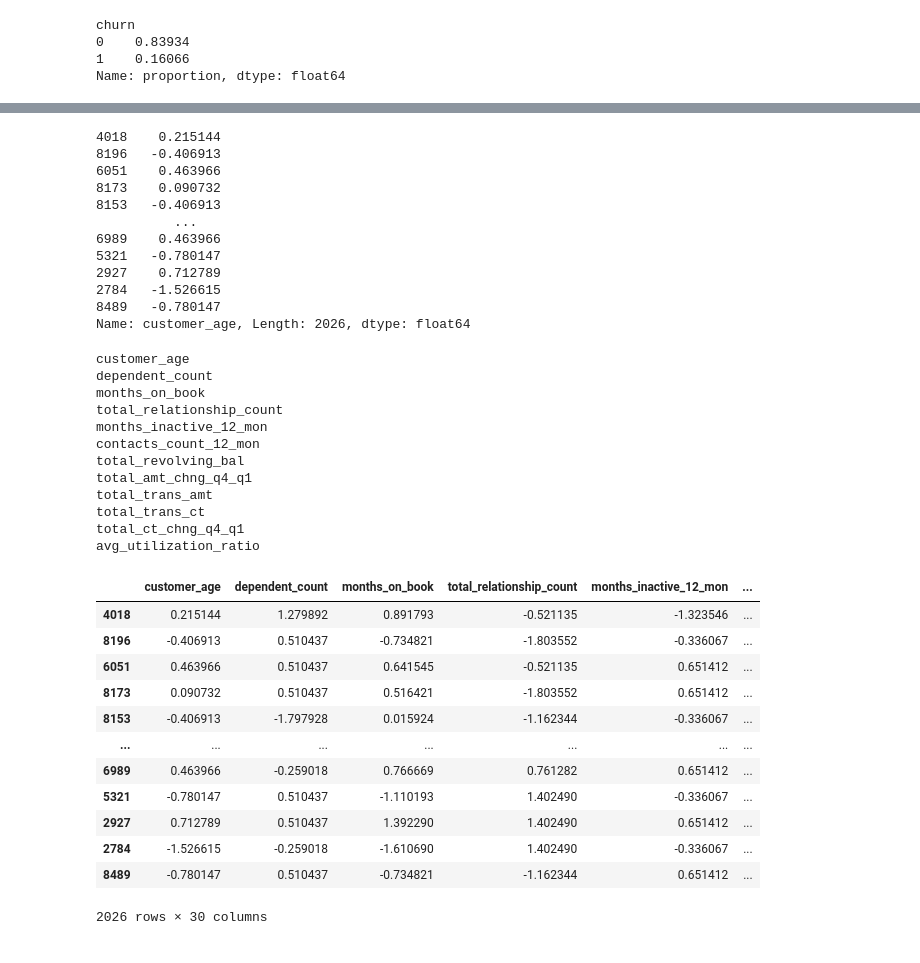
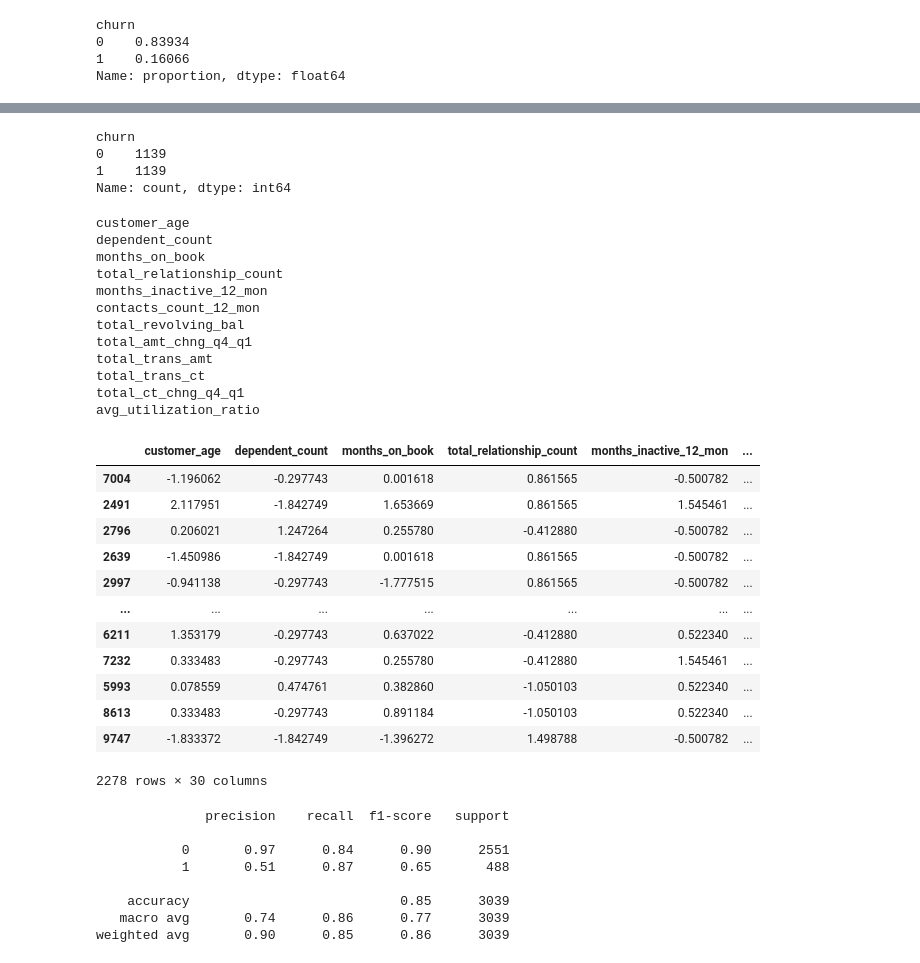
Before and after one commit to it-ces/PUJ-churn, a Jupyter notebook: Modeling-churn.ipynb, the cells around one changed output, grey strips where cells are left out. Cells and saved outputs as stored; diff of their text form; code cells hidden in the pictures.

```diff
--- a/Modeling-churn.ipynb
+++ b/Modeling-churn.ipynb
@@ -73,2 +46,2 @@ Name: churn, Length: 10127, dtype: int64
 # %%
-X_train, X_test, y_train, y_test = train_test_split(X, y, test_size=0.2, shuffle = True, random_state = 666, stratify=y)
+X_train, X_test, y_train, y_test = train_test_split(X, y, test_size=0.3, shuffle = True, random_state = 4406, stratify=y)
@@ -77,21 +48,19 @@ m, s = X_train['customer_age'].mean(), X_train['customer_age'].std()
-# %%
-(X_test['customer_age'] - m)/s
-# %% [output]
-4018    0.215144
-8196   -0.406913
-6051    0.463966
-8173    0.090732
-8153   -0.406913
-          ...
-6989    0.463966
-5321   -0.780147
-2927    0.712789
-2784   -1.526615
-8489   -0.780147
-Name: customer_age, Length: 2026, dtype: float64
+# %%
+from imblearn.under_sampling import RandomUnderSampler
+rus = RandomUnderSampler(random_state=1234)
+X_train, y_train = rus.fit_resample(X_train, y_train)
+# %%
+y_train.value_counts()
+# %% [output]
+churn
+0    1139
+1    1139
+Name: count, dtype: int64
 # %%
 from preprocess import standardize_X_test
-standardize_X_test(X_train, X_test)
+
+X_test = standardize_X_test(X_train, X_test) # Apply the mean and std of X_test
+X_train = std_z(nonormal + normal, X_train)
 # %% [output]
 customer_age
 dependent_count
@@ -105,16 +74,3 @@ total_trans_amt
 total_trans_ct
 total_ct_chng_q4_q1
 avg_utilization_ratio
-|  | customer_age | dependent_count | months_on_book | total_relationship_count | months_inactive_12_mon | ... |
-| 4018 | 0.215144 | 1.279892 | 0.891793 | -0.521135 | -1.323546 | ... |
-| 8196 | -0.406913 | 0.510437 | -0.734821 | -1.803552 | -0.336067 | ... |
-| 6051 | 0.463966 | 0.510437 | 0.641545 | -0.521135 | 0.651412 | ... |
-| 8173 | 0.090732 | 0.510437 | 0.516421 | -1.803552 | 0.651412 | ... |
-| 8153 | -0.406913 | -1.797928 | 0.015924 | -1.162344 | -0.336067 | ... |
-| ... | ... | ... | ... | ... | ... | ... |
-| 6989 | 0.463966 | -0.259018 | 0.766669 | 0.761282 | 0.651412 | ... |
-| 5321 | -0.780147 | 0.510437 | -1.110193 | 1.402490 | -0.336067 | ... |
-| 2927 | 0.712789 | 0.510437 | 1.392290 | 1.402490 | 0.651412 | ... |
-| 2784 | -1.526615 | -0.259018 | -1.610690 | 1.402490 | -0.336067 | ... |
-| 8489 | -0.780147 | 0.510437 | -0.734821 | -1.162344 | 0.651412 | ... |
-2026 rows × 30 columns
@@ -125,0 +77,16 @@ for column in nonormal + normal:
+# %%
+X_train
+# %% [output]
+|  | customer_age | dependent_count | months_on_book | total_relationship_count | months_inactive_12_mon | ... |
+| 7004 | -1.196062 | -0.297743 | 0.001618 | 0.861565 | -0.500782 | ... |
+| 2491 | 2.117951 | -1.842749 | 1.653669 | 0.861565 | 1.545461 | ... |
+| 2796 | 0.206021 | 1.247264 | 0.255780 | -0.412880 | -0.500782 | ... |
+| 2639 | -1.450986 | -1.842749 | 0.001618 | 0.861565 | -0.500782 | ... |
+| 2997 | -0.941138 | -0.297743 | -1.777515 | 0.861565 | -0.500782 | ... |
+| ... | ... | ... | ... | ... | ... | ... |
+| 6211 | 1.353179 | -0.297743 | 0.637022 | -0.412880 | 0.522340 | ... |
+| 7232 | 0.333483 | -0.297743 | 0.255780 | -0.412880 | 1.545461 | ... |
+| 5993 | 0.078559 | 0.474761 | 0.382860 | -1.050103 | 0.522340 | ... |
+| 8613 | 0.333483 | -0.297743 | 0.891184 | -1.050103 | 0.522340 | ... |
+| 9747 | -1.833372 | -1.842749 | -1.396272 | 1.498788 | -0.500782 | ... |
+2278 rows × 30 columns
@@ -125,0 +98,14 @@ for column in nonormal + normal:
+# %%
+model_lr = grid_lr(X_train, y_train)
+lr_predict = model_lr.predict(X_test)
+print(classification_report(y_test, lr_predict))
+lr_table  = pd.DataFrame(classification_report(y_test, lr_predict, output_dict=True)).iloc[:,0:2]
+# %% [output]
+              precision    recall  f1-score   support
+
+           0       0.97      0.84      0.90      2551
+           1       0.51      0.87      0.65       488
+
+    accuracy                           0.85      3039
+   macro avg       0.74      0.86      0.77      3039
+weighted avg       0.90      0.85      0.86      3039
```
Also changed, not shown: parts of 18 cells of this notebook, 13 other files.
